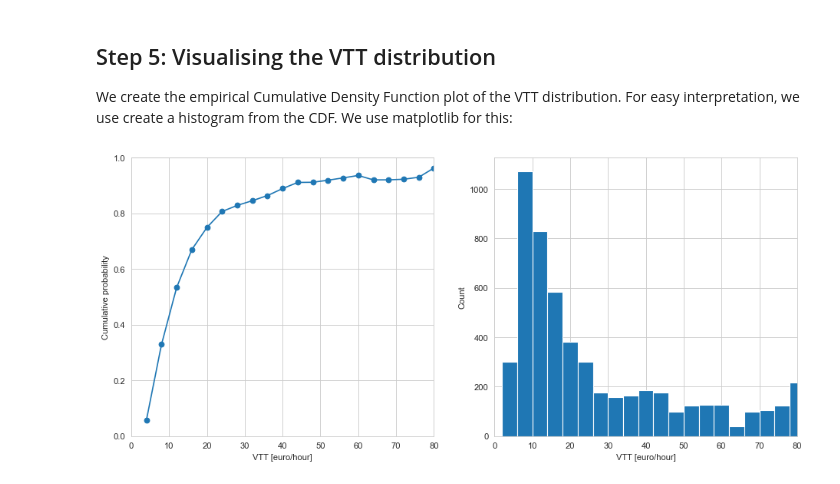
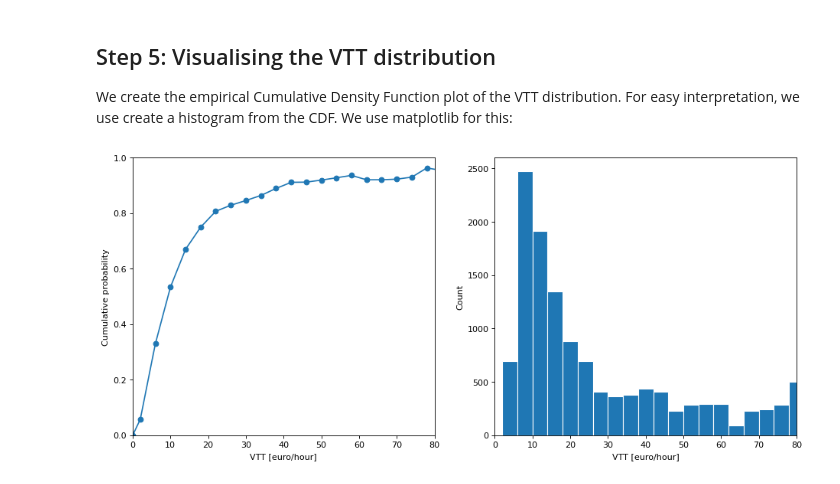
Before and after one commit to ighdez/py-np4vtt, a Jupyter notebook: examples/loclogit.ipynb, the cells around one changed output. Saved outputs shown, nothing was run; the diff lists cells and outputs as text; code cells hidden in the pictures.

```diff
--- a/examples/loclogit.ipynb
+++ b/examples/loclogit.ipynb
@@ -121,7 +120,7 @@ initialArgs = loclogit.setupInitialArgs()
 
 Once the local logit object is initialised, the `run` method starts the optimisation process:
 # %%
-p, fval, vtt_grid = loclogit.run(initialArgs)
+p, vtt_grid, fval = loclogit.run(initialArgs)
 # %% [markdown]
 The estimated model returns the following information:
 
@@ -147,39 +162,40 @@ We create the empirical Cumulative Density Function plot of the VTT distribution
 We use matplotlib for this:
 # %%
 import matplotlib.pyplot as plt
+import numpy as np
 import seaborn as sns
+
+# Obtain the midpoints from the vtt_grid
+vtt_grid_midpoints = ((np.append(vtt_grid, 0) + np.append(0,vtt_grid)))/2
+vtt_grid_midpoints[-1] = vtt_grid[-1]
 
 fig, ax = plt.subplots(1,2,figsize=(14,6), dpi=80)
 
 # Plot CDF
-ax[0].plot(vtt_grid[1:],p,marker='o')
+ax[0].plot(vtt_grid_midpoints,np.concatenate((0,p,p[-1]),axis=None),marker='o')
 ax[0].set_xlim(0,80)
 ax[0].set_ylim(0,1)
 ax[0].set_xlabel('VTT [euro/hour]')
 ax[0].set_ylabel('Cumulative probability')
 
-# Plot histogram
-# Obtain the midpoints from the vtt_grid
-vtt_grid_mid = ((np.append(vtt_grid, 0) + np.append(0,vtt_grid)))/2
-vtt_grid_mid = vtt_grid_mid[:-1]
-
 # Obtain probabilities from the CDF plot
-pp = (np.append(p, 0)-np.append(0,p))
-pp = pp[:-1]
-pp = pp + np.abs(np.min(pp))
+pp = ((np.append(p, 0)-np.append(0,p)))
+pp = pp + np.abs(np.min(pp[:-1]))
 pp = (np.divide(pp,np.sum(pp)))
+pp[-1] = 0
+pp = np.append(0,pp)
 
 # Construct data points
 data_hist = []
-for n in range(1,len(vtt_grid_mid)):
-    dat = [vtt_grid_mid[n]]*np.round((pp[n-1]*descriptives.NP)).astype(int)
+for n in range(0,len(vtt_grid_midpoints)):
+    dat = [vtt_grid_midpoints[n]]*np.round((pp[n]*descriptives.NP)).astype(int)
     data_hist = np.append(data_hist,dat)
 
 # Plot histogram
 ax[1].set_xlim(0,80)
 ax[1].set_xlabel('VTT [euro/hour]')
 ax[1].set_ylabel('Count')
-ax[1].hist(data_hist, bins = vtt_grid_mid)
+ax[1].hist(data_hist, bins = vtt_grid_midpoints,edgecolor="white")
 plt.show()
 # %% [output]
-[figure, old version]
+[figure, new version]
```
Also changed, not shown: parts of 3 cells of this notebook.
